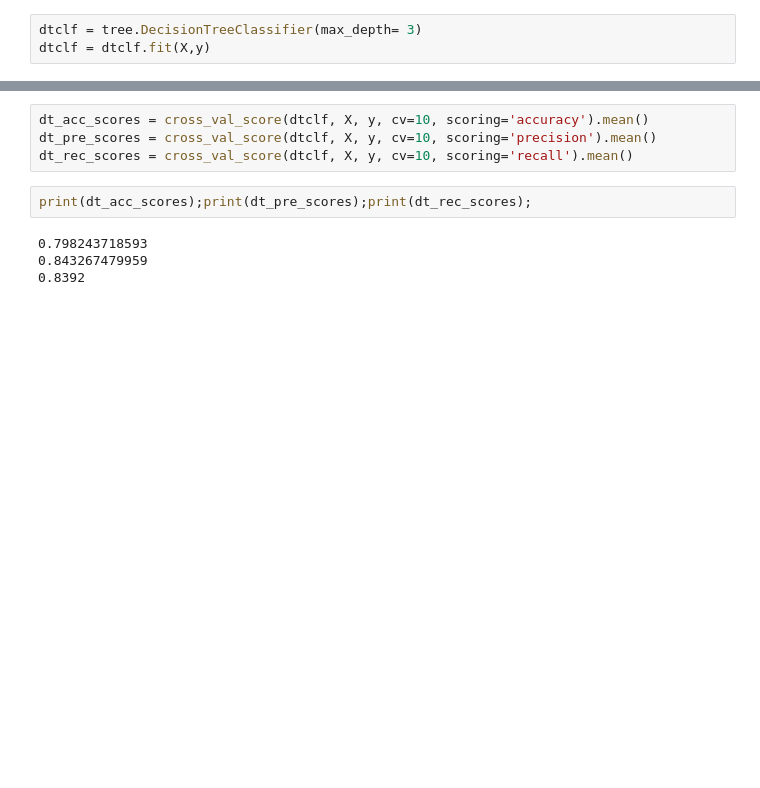
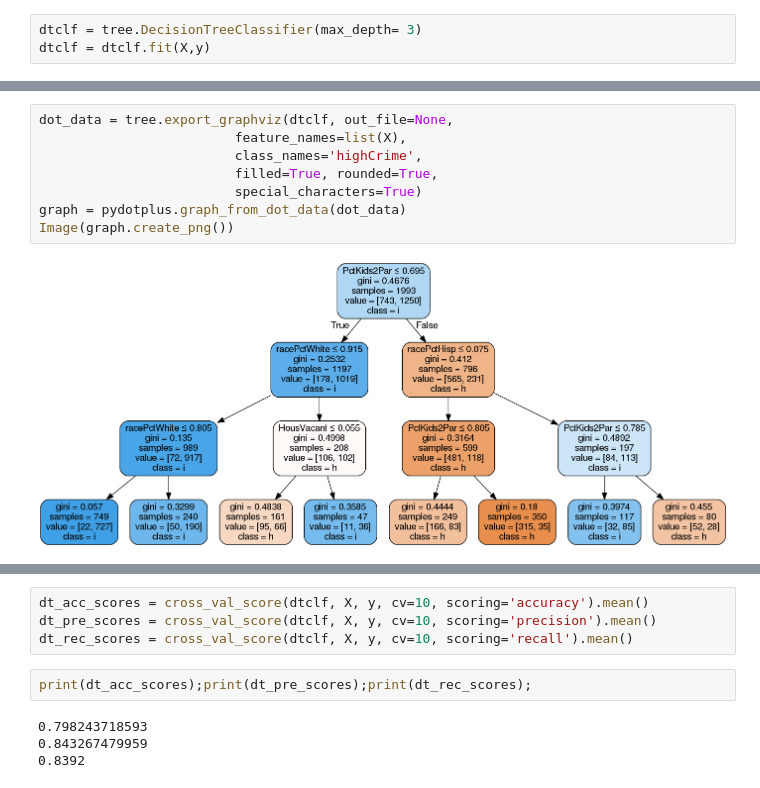
Before and after one commit to ChesterHsieh/CS-584-ML-final-project, a Jupyter notebook: DecisionTree.ipynb, the cells around one changed output, grey strips where cells are left out. Drawn from its saved outputs; the diff is of its cells as text; blank space fills up the shorter version.

```diff
--- a/DecisionTree.ipynb
+++ b/DecisionTree.ipynb
@@ -158,0 +181,10 @@ dtclf = dtclf.fit(X,y)
+# %%
+dot_data = tree.export_graphviz(dtclf, out_file=None,
+                         feature_names=list(X),
+                         class_names='highCrime',
+                         filled=True, rounded=True,
+                         special_characters=True)
+graph = pydotplus.graph_from_dot_data(dot_data)
+Image(graph.create_png())
+# %% [output]
+[figure, added]
```
Also changed, not shown: parts of 62 cells of this notebook.
